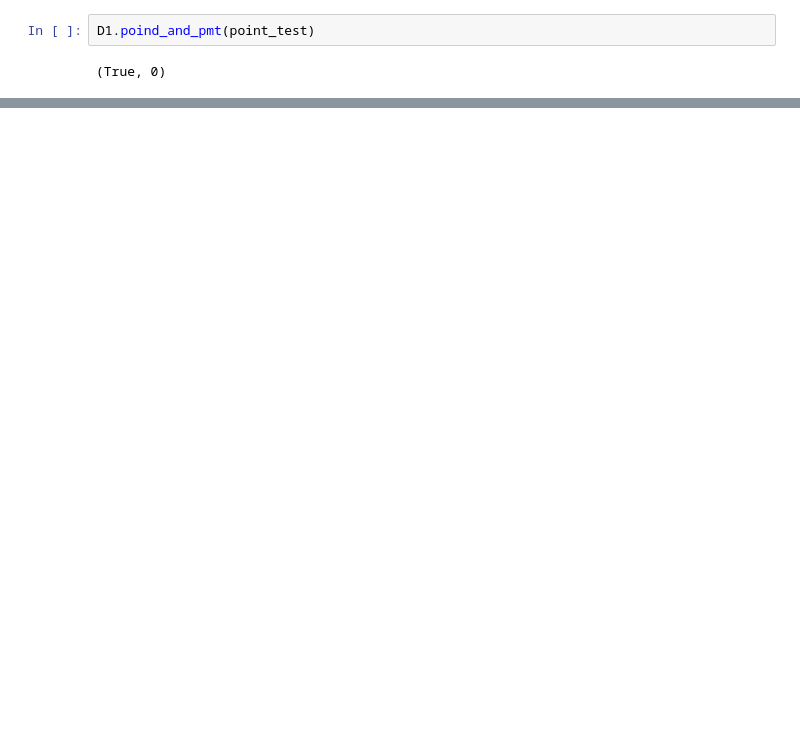
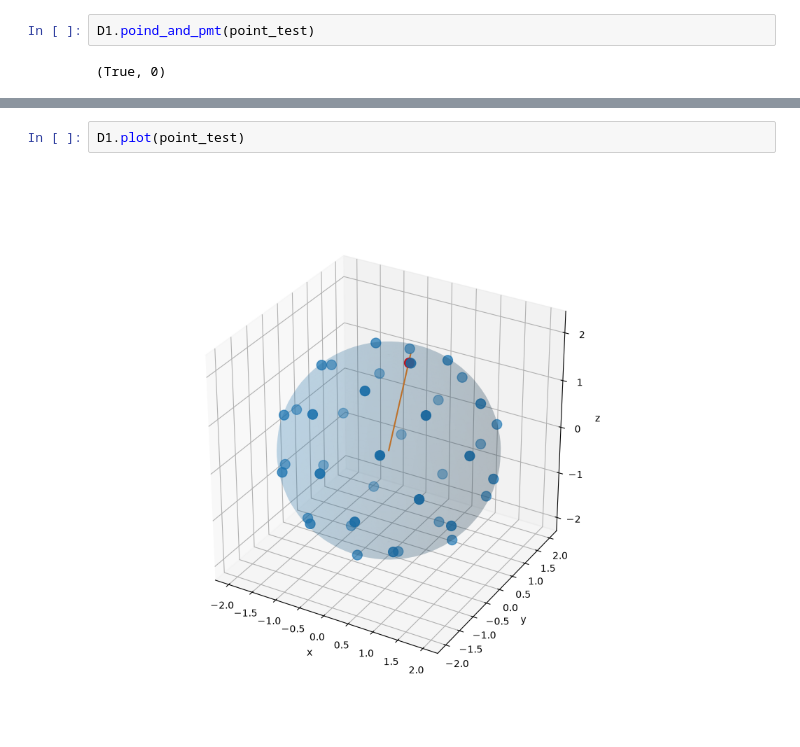
Before and after one commit to IvanTroshin/Model_of_liquid_detector, a Jupyter notebook: Lesons1_model_liqDet.ipynb, the cells around one changed output, grey strips where cells are left out. Drawn from its saved outputs; the diff is of its cells as text; blank space fills up the shorter version.

```diff
--- a/Lesons1_model_liqDet.ipynb
+++ b/Lesons1_model_liqDet.ipynb
@@ -153,0 +106,4 @@ D1.poind_and_pmt(point_test)
+# %%
+D1.plot(point_test)
+# %% [output]
+[figure, added]
```
Also changed, not shown: parts of 5 cells of this notebook.
